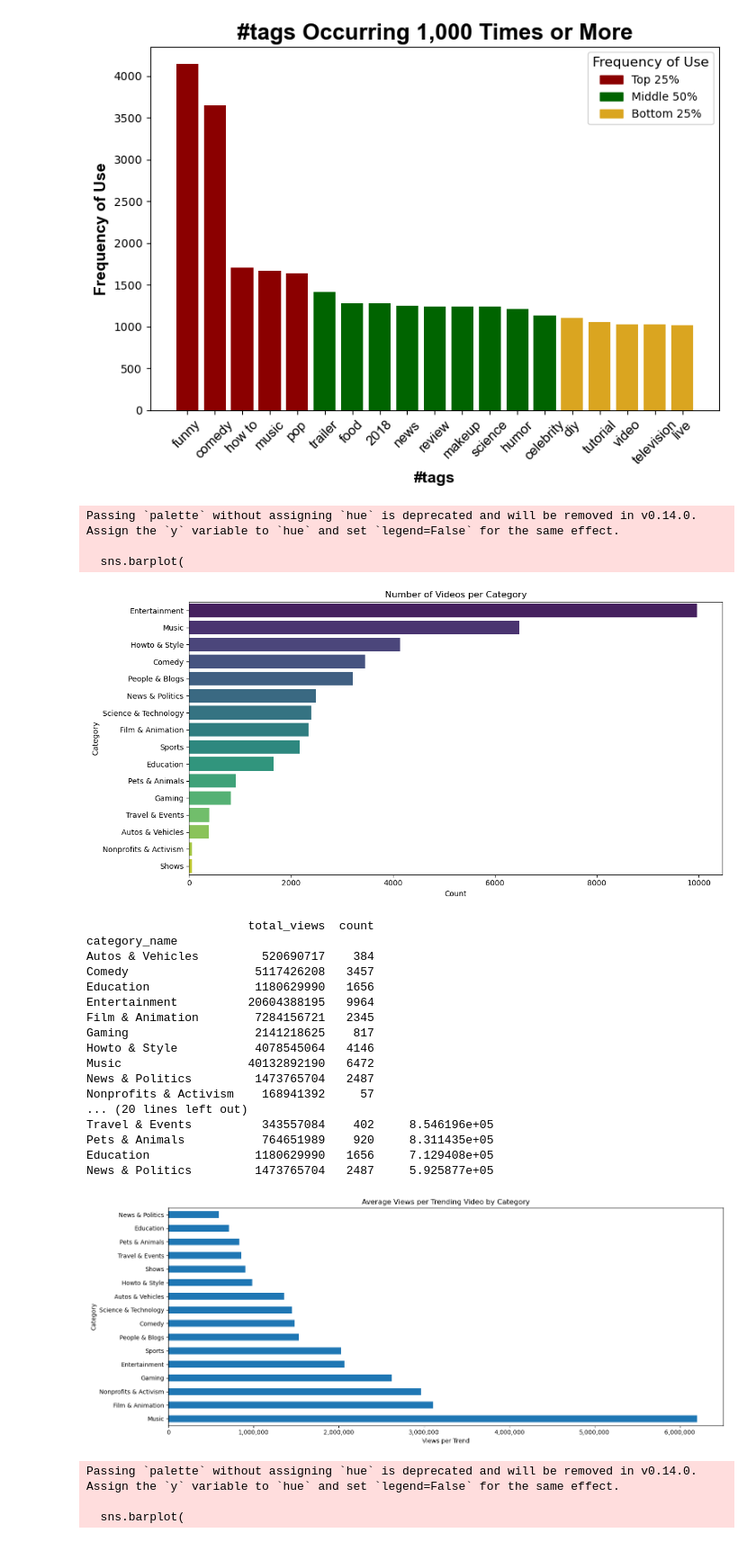
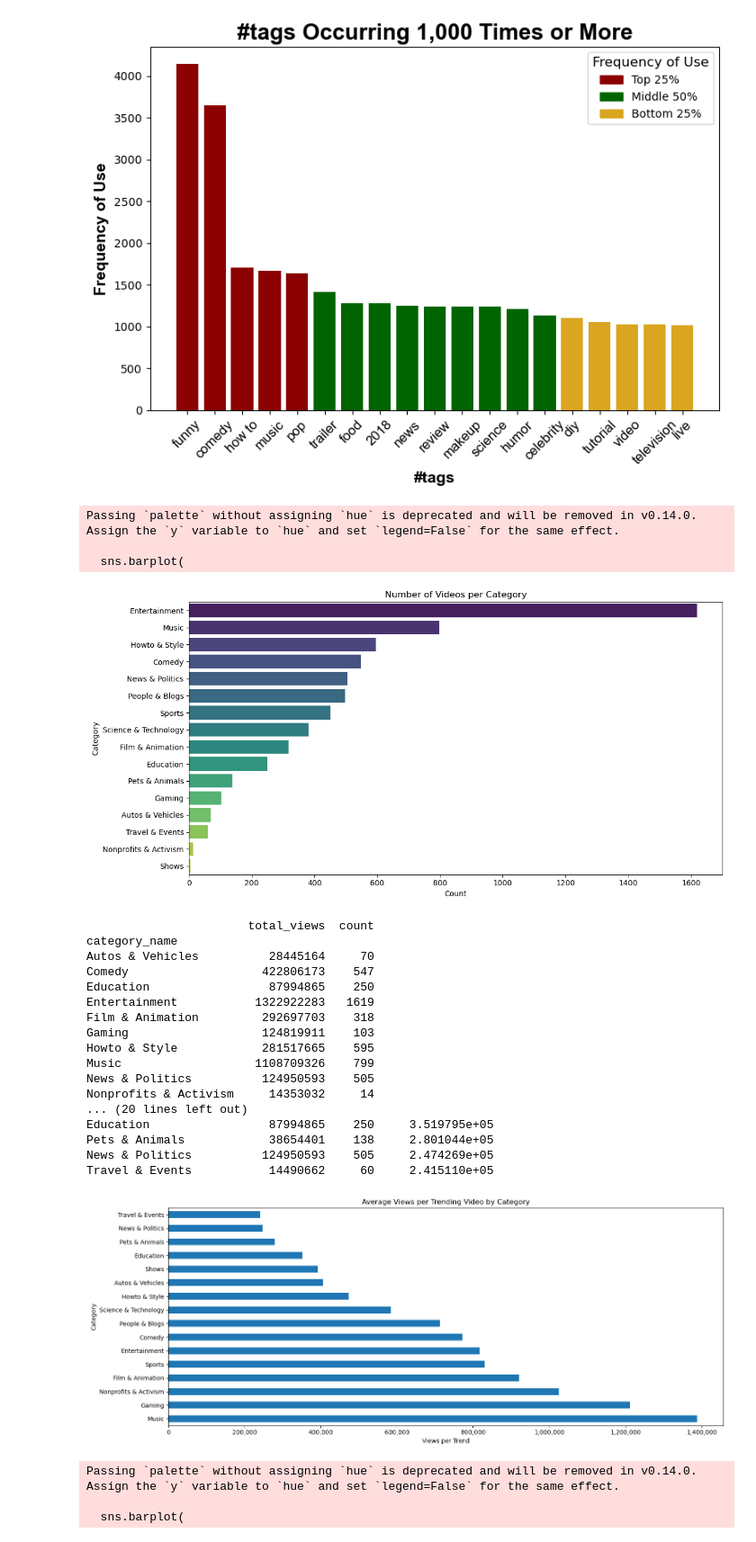
Before and after one commit to ShaneTeel/python-eda-case-study, a Jupyter notebook: notebooks/pats_notebook.ipynb, the cells around one changed output. Shown at 90% size. Saved outputs shown, nothing was run; the diff lists cells and outputs as text; code cells hidden in the pictures.

```diff
--- a/notebooks/pats_notebook.ipynb
+++ b/notebooks/pats_notebook.ipynb
@@ -258,7 +258,7 @@ plt.show()
 # %% [output]
 [figure]
 # %%
-counts = yt_df["category_name"].value_counts()
+counts = unique_videos["category_name"].value_counts()
 
 plt.figure(figsize=(12,6))
 sns.barplot(
@@ -276,49 +276,49 @@ plt.show()
 Passing `palette` without assigning `hue` is deprecated and will be removed in v0.14.0. Assign the `y` variable to `hue` and set `legend=False` for the same effect.
 
   sns.barplot(
-[figure, old version]
+[figure, new version]
 # %%
-summary = yt_df.groupby("category_name").agg(
+summary = unique_videos.groupby("category_name").agg(
     total_views = ("views", "sum"),
     count       = ("views", "size")
 )
 
 print(summary)
 
 summary["views_per_trend"] = summary["total_views"] / summary["count"]
 power_summary = summary.sort_values("views_per_trend", ascending=False)
 
 print(power_summary)
 
 
 
 fig, ax = plt.subplots(figsize=(15,6))
 power_summary["views_per_trend"].plot.barh(ax=ax)
 ax.xaxis.set_major_formatter(ticker.StrMethodFormatter('{x:,.0f}'))
 ax.set_title("Average Views per Trending Video by Category")
 ax.set_xlabel("Views per Trend")
 ax.set_ylabel("Category")
 plt.tight_layout()
 plt.show()
 # %% [output]
                        total_views  count
 category_name
-Autos & Vehicles         520690717    384
-Comedy                  5117426208   3457
-Education               1180629990   1656
-Entertainment          20604388195   9964
-Film & Animation        7284156721   2345
-Gaming                  2141218625    817
-Howto & Style           4078545064   4146
-Music                  40132892190   6472
-News & Politics         1473765704   2487
-Nonprofits & Activism    168941392     57
+Autos & Vehicles          28445164     70
+Comedy                   422806173    547
+Education                 87994865    250
+Entertainment           1322922283   1619
+Film & Animation         292697703    318
+Gaming                   124819911    103
+Howto & Style            281517665    595
+Music                   1108709326    799
+News & Politics          124950593    505
+Nonprofits & Activism     14353032     14
 ... (20 lines left out)
-Travel & Events          343557084    402     8.546196e+05
-Pets & Animals           764651989    920     8.311435e+05
-Education               1180629990   1656     7.129408e+05
-News & Politics         1473765704   2487     5.925877e+05
+Education                 87994865    250     3.519795e+05
+Pets & Animals            38654401    138     2.801044e+05
+News & Politics          124950593    505     2.474269e+05
+Travel & Events           14490662     60     2.415110e+05
-[figure, old version]
+[figure, new version]
 # %%
 avg_trend_days = (
     yt_df.groupby('category_name')['trending_range_days']
```
